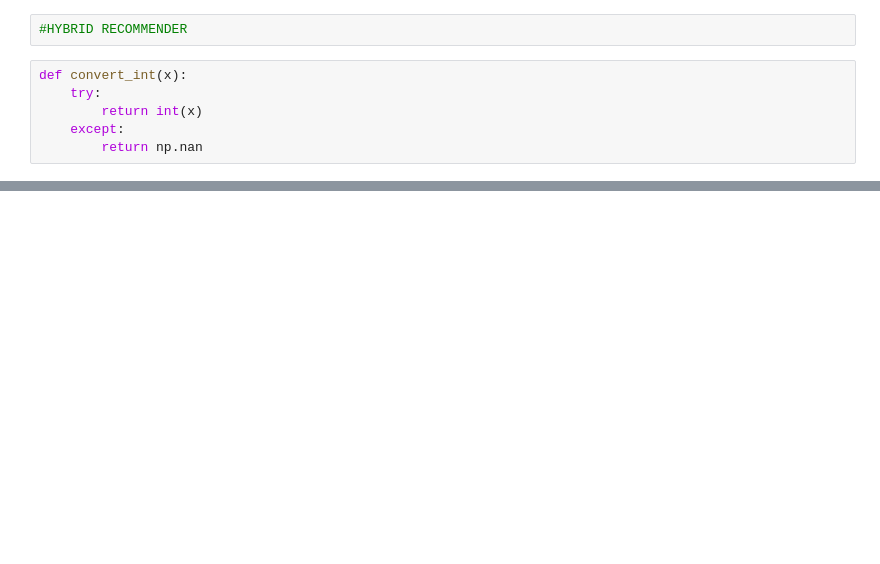
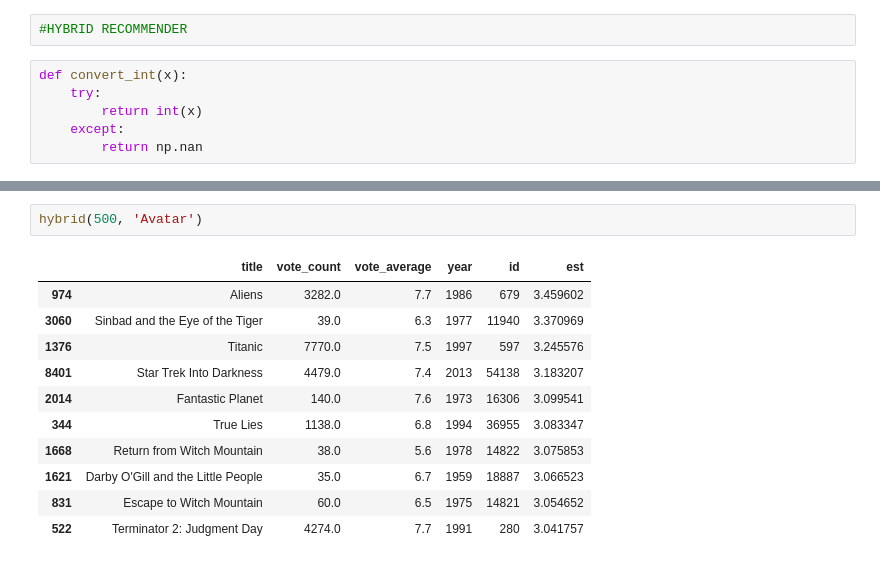
Before and after one commit to Adhiraj-11/ML, a Jupyter notebook: MovieRecommender.ipynb, the cells around one changed output, grey strips where cells are left out. Drawn from its saved outputs; the diff is of its cells as text; blank space fills up the shorter version.

```diff
--- a/MovieRecommender.ipynb
+++ b/MovieRecommender.ipynb
@@ -513,0 +552,14 @@ def convert_int(x):
+# %%
+hybrid(500, 'Avatar')
+# %% [output]
+|  | title | vote_count | vote_average | year | id | est |
+| 974 | Aliens | 3282.0 | 7.7 | 1986 | 679 | 3.459602 |
+| 3060 | Sinbad and the Eye of the Tiger | 39.0 | 6.3 | 1977 | 11940 | 3.370969 |
+| 1376 | Titanic | 7770.0 | 7.5 | 1997 | 597 | 3.245576 |
+| 8401 | Star Trek Into Darkness | 4479.0 | 7.4 | 2013 | 54138 | 3.183207 |
+| 2014 | Fantastic Planet | 140.0 | 7.6 | 1973 | 16306 | 3.099541 |
+| 344 | True Lies | 1138.0 | 6.8 | 1994 | 36955 | 3.083347 |
+| 1668 | Return from Witch Mountain | 38.0 | 5.6 | 1978 | 14822 | 3.075853 |
+| 1621 | Darby O'Gill and the Little People | 35.0 | 6.7 | 1959 | 18887 | 3.066523 |
+| 831 | Escape to Witch Mountain | 60.0 | 6.5 | 1975 | 14821 | 3.054652 |
+| 522 | Terminator 2: Judgment Day | 4274.0 | 7.7 | 1991 | 280 | 3.041757 |
```
Also changed, not shown: parts of 6 cells of this notebook.
